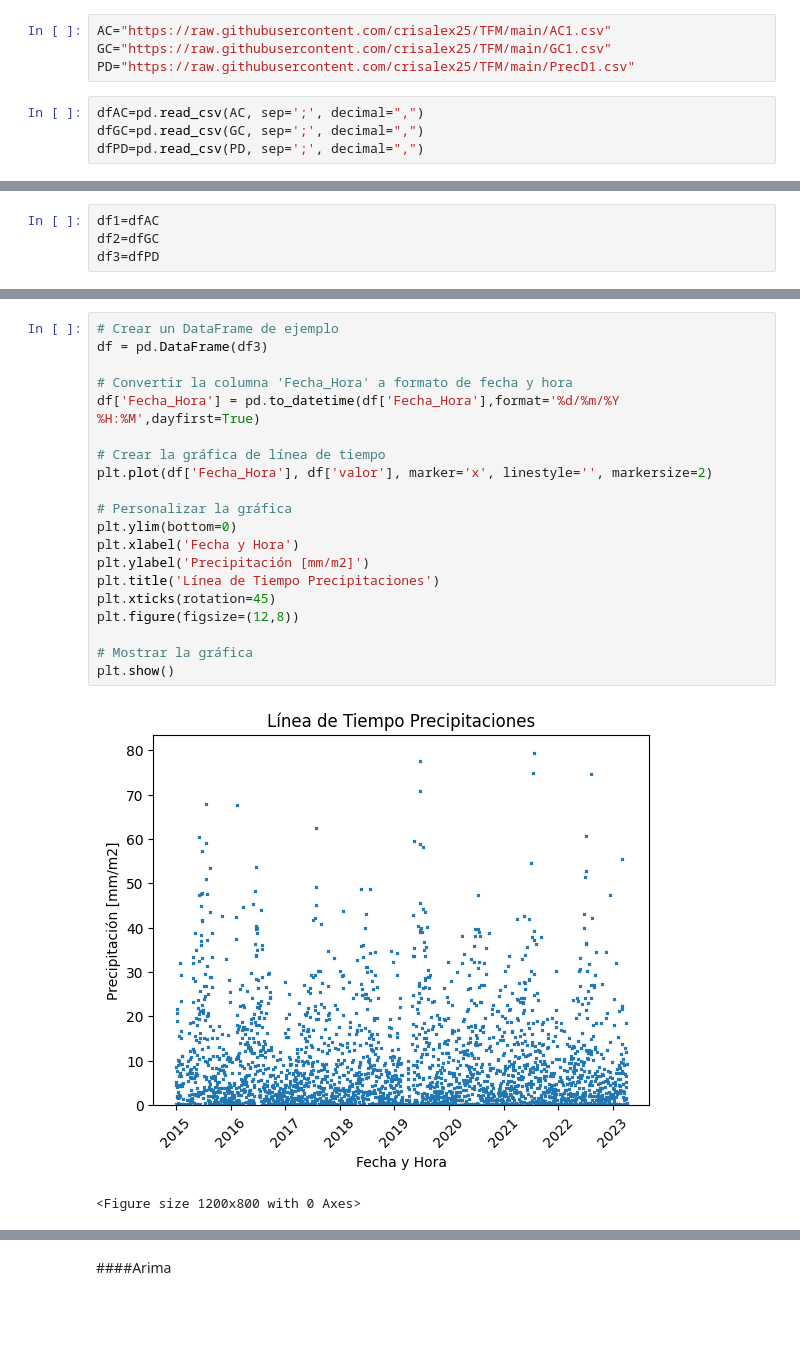
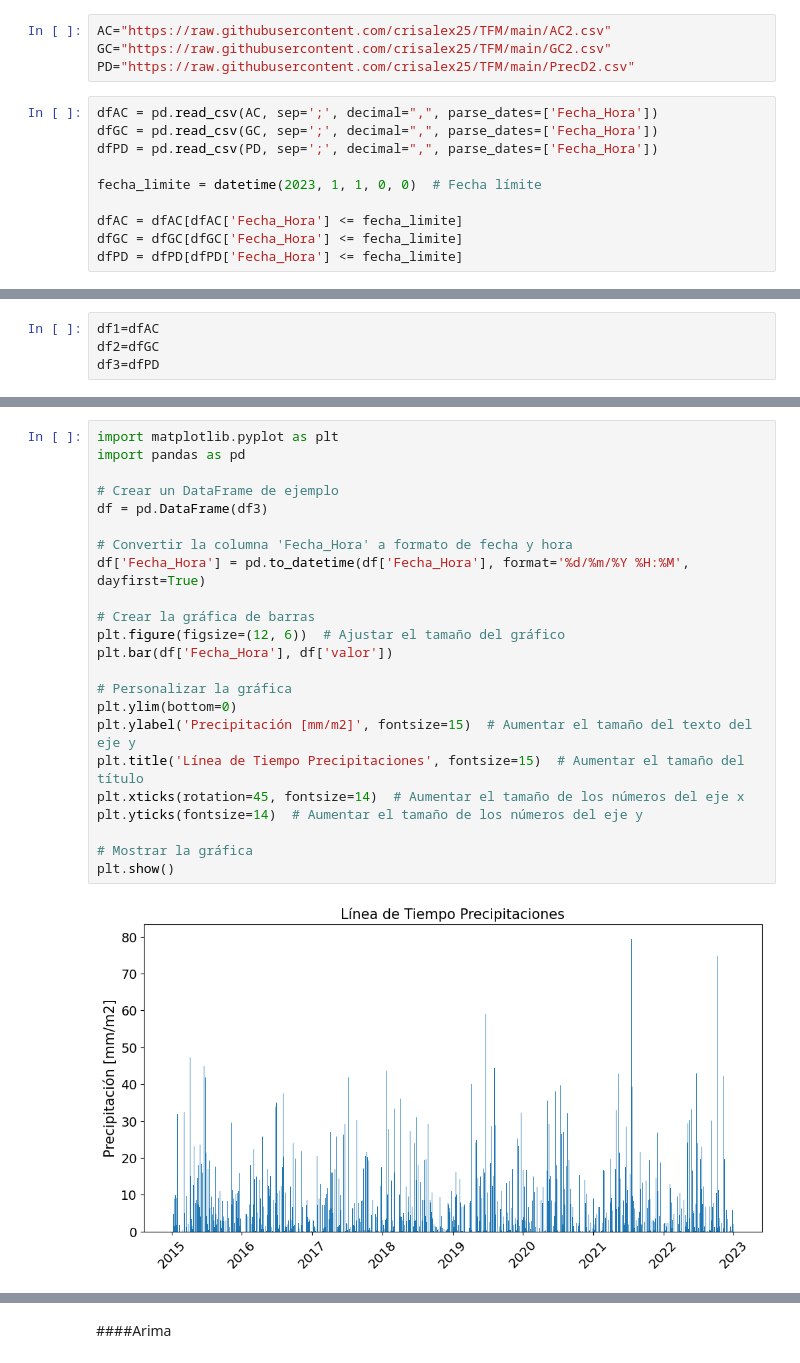
Before and after one commit to crisalex25/TFM_HydroMLGenerationOptimization, a Jupyter notebook: TFM_v1_1.ipynb, the cells around one changed output, grey strips where cells are left out. Cells and saved outputs as stored; diff of their text form; blank space fills up the shorter version.

```diff
--- a/TFM_v1_1.ipynb
+++ b/TFM_v1_1.ipynb
@@ -16,13 +17,19 @@ import matplotlib.pyplot as plt
 # %% [markdown]
 ###Leer Dataset
 # %%
-AC="https://raw.githubusercontent.com/crisalex25/TFM/main/AC1.csv"
-GC="https://raw.githubusercontent.com/crisalex25/TFM/main/GC1.csv"
-PD="https://raw.githubusercontent.com/crisalex25/TFM/main/PrecD1.csv"
+AC="https://raw.githubusercontent.com/crisalex25/TFM/main/AC2.csv"
+GC="https://raw.githubusercontent.com/crisalex25/TFM/main/GC2.csv"
+PD="https://raw.githubusercontent.com/crisalex25/TFM/main/PrecD2.csv"
 # %%
-dfAC=pd.read_csv(AC, sep=';', decimal=",")
-dfGC=pd.read_csv(GC, sep=';', decimal=",")
-dfPD=pd.read_csv(PD, sep=';', decimal=",")
+dfAC = pd.read_csv(AC, sep=';', decimal=",", parse_dates=['Fecha_Hora'])
+dfGC = pd.read_csv(GC, sep=';', decimal=",", parse_dates=['Fecha_Hora'])
+dfPD = pd.read_csv(PD, sep=';', decimal=",", parse_dates=['Fecha_Hora'])
+
+fecha_limite = datetime(2023, 1, 1, 0, 0)  # Fecha límite
+
+dfAC = dfAC[dfAC['Fecha_Hora'] <= fecha_limite]
+dfGC = dfGC[dfGC['Fecha_Hora'] <= fecha_limite]
+dfPD = dfPD[dfPD['Fecha_Hora'] <= fecha_limite]
 # %% [markdown]
 ###Graficas
 # %%
@@ -92,26 +284,28 @@ df2.head()
 # %%
+import matplotlib.pyplot as plt
+import pandas as pd
+
 # Crear un DataFrame de ejemplo
 df = pd.DataFrame(df3)
 
 # Convertir la columna 'Fecha_Hora' a formato de fecha y hora
-df['Fecha_Hora'] = pd.to_datetime(df['Fecha_Hora'],format='%d/%m/%Y %H:%M',dayfirst=True)
+df['Fecha_Hora'] = pd.to_datetime(df['Fecha_Hora'], format='%d/%m/%Y %H:%M', dayfirst=True)
 
-# Crear la gráfica de línea de tiempo
-plt.plot(df['Fecha_Hora'], df['valor'], marker='x', linestyle='', markersize=2)
+# Crear la gráfica de barras
+plt.figure(figsize=(12, 6))  # Ajustar el tamaño del gráfico
+plt.bar(df['Fecha_Hora'], df['valor'])
 
 # Personalizar la gráfica
 plt.ylim(bottom=0)
-plt.xlabel('Fecha y Hora')
-plt.ylabel('Precipitación [mm/m2]')
-plt.title('Línea de Tiempo Precipitaciones')
-plt.xticks(rotation=45)
-plt.figure(figsize=(12,8))
+plt.ylabel('Precipitación [mm/m2]', fontsize=15)  # Aumentar el tamaño del texto del eje y
+plt.title('Línea de Tiempo Precipitaciones', fontsize=15)  # Aumentar el tamaño del título
+plt.xticks(rotation=45, fontsize=14)  # Aumentar el tamaño de los números del eje x
+plt.yticks(fontsize=14)  # Aumentar el tamaño de los números del eje y
 
 # Mostrar la gráfica
 plt.show()
 # %% [output]
-[figure, old version]
+[figure, new version]
-<Figure size 1200x800 with 0 Axes>
 # %%
 df3 = pd.DataFrame(df3)
 
```
Also changed, not shown: parts of 47 cells of this notebook.
